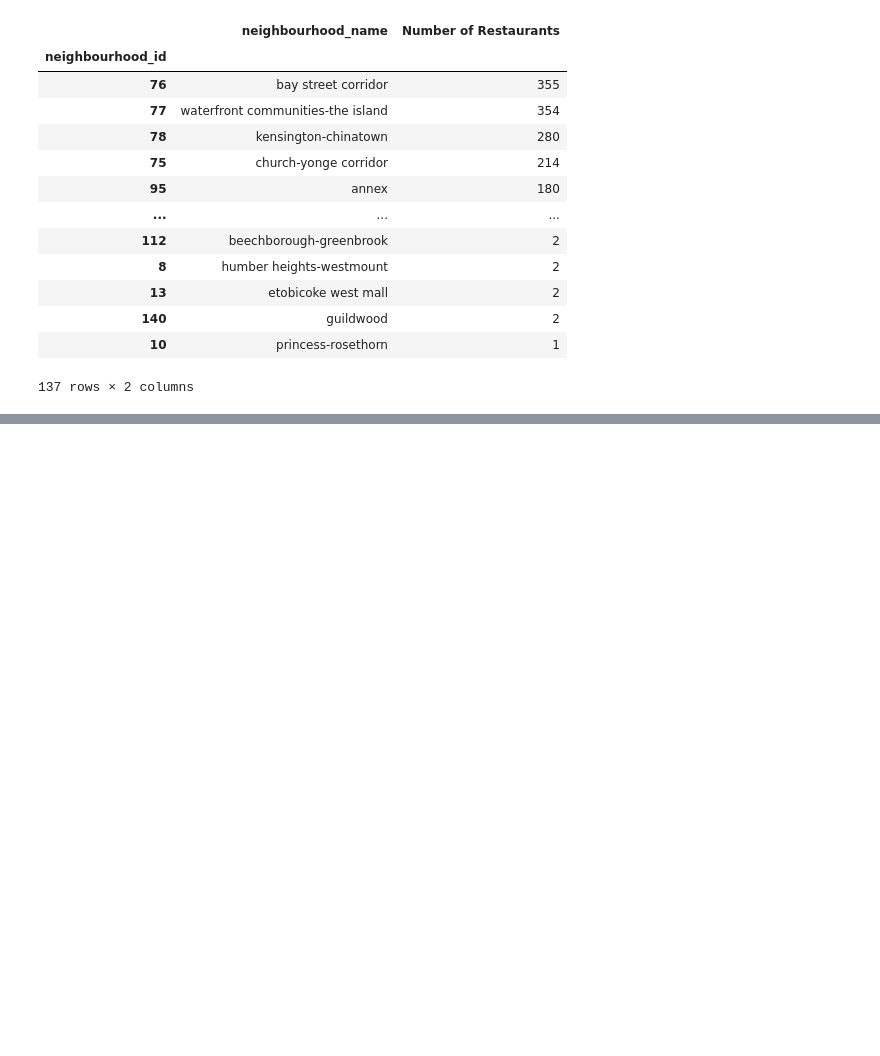
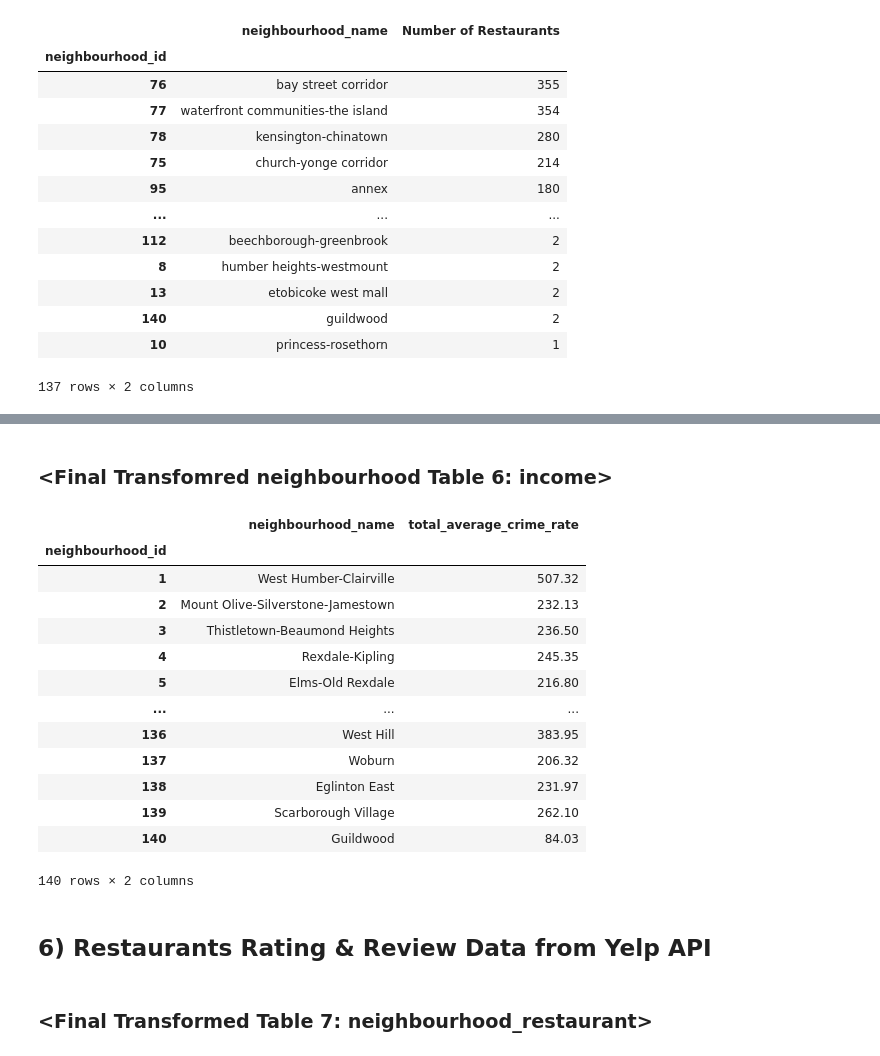
Before and after one commit to saif-gorges/GTA-Restaurant-Location-Analysis, a Jupyter notebook: Transform.ipynb, the cells around one changed output, grey strips where cells are left out. Cells and saved outputs as stored; diff of their text form; code cells hidden in the pictures; blank space fills up the shorter version.

Commit message:
Transform updated

```diff
--- a/Transform.ipynb
+++ b/Transform.ipynb
@@ -159,0 +273,42 @@ neighbourhood_restaurant
+# %%
+# Remove unwanted columns
+crime_df = crime_df.loc[:,["Neighbourhood", "Hood_ID", "Assault_Rate_2019", "AutoTheft_Rate_2019", "BreakandEnter_Rate_2019", "Homicide_Rate_2019", "Robbery_Rate_2019", "TheftOver_Rate_2019"]]
+
+# Calculate total averate crime rates and create a new column for the values
+# Crime Rates: Rate of crimes for 2019 per 100,000 population
+crime_df["total_average_crime_rate"] = round((crime_df["Assault_Rate_2019"] + crime_df["AutoTheft_Rate_2019"] + crime_df["BreakandEnter_Rate_2019"] +
+                                       crime_df["Homicide_Rate_2019"] + crime_df["Robbery_Rate_2019"] + crime_df["TheftOver_Rate_2019"]) / 6, 2)
+
+# Remove unwanted columns
+crime = crime_df.loc[:,["Neighbourhood", "Hood_ID", "total_average_crime_rate"]]
+
+
+# Rename the columns names
+crime = crime.rename(columns={"Hood_ID" : "neighbourhood_id",
+                              "Neighbourhood" : "neighbourhood_name"
+                             })
+
+# Set index as neighbourhood_id
+crime = crime.set_index('neighbourhood_id')
+crime = crime.sort_index()
+# %% [markdown]
+### <Final Transfomred neighbourhood Table 6: income>
+# %%
+crime
+# %% [output]
+|  | neighbourhood_name | total_average_crime_rate |
+| neighbourhood_id |  |  |
+| 1 | West Humber-Clairville | 507.32 |
+| 2 | Mount Olive-Silverstone-Jamestown | 232.13 |
+| 3 | Thistletown-Beaumond Heights | 236.50 |
+| 4 | Rexdale-Kipling | 245.35 |
+| 5 | Elms-Old Rexdale | 216.80 |
+| ... | ... | ... |
+| 136 | West Hill | 383.95 |
+| 137 | Woburn | 206.32 |
+| 138 | Eglinton East | 231.97 |
+| 139 | Scarborough Village | 262.10 |
+| 140 | Guildwood | 84.03 |
+140 rows × 2 columns
+# %% [markdown]
+## 6) Restaurants Rating & Review Data from Yelp API
@@ -159,0 +321,2 @@ neighbourhood_restaurant
+# %% [markdown]
+### <Final Transformed Table 7: neighbourhood_restaurant>
```
Also changed, not shown: parts of 34 cells of this notebook, 2 other files.
